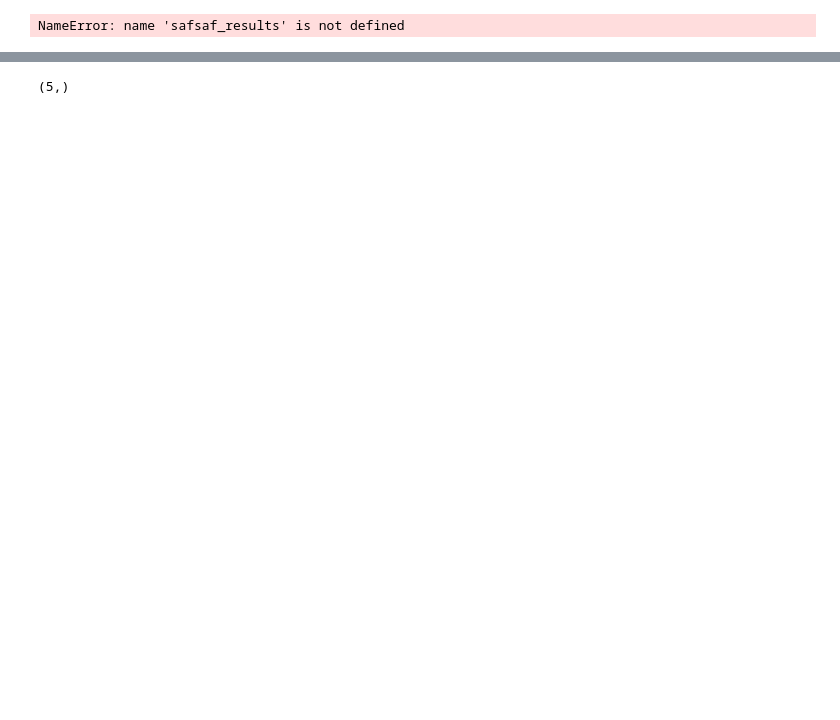
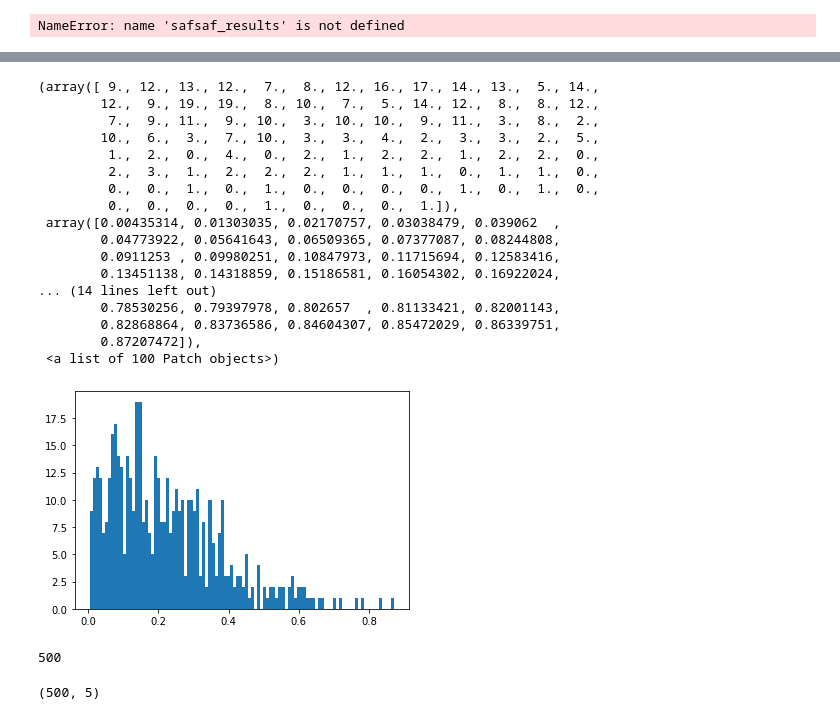
Before and after one commit to FinleyGibson/SAF_EMO, a Jupyter notebook: experiments/wfg6_5obj_12d_revised_scaled_setref/analysis.ipynb, the cells around one changed output, grey strips where cells are left out. Saved outputs shown, nothing was run; the diff lists cells and outputs as text; code cells hidden in the pictures; blank space fills up the shorter version.

```diff
--- a/experiments/wfg6_5obj_12d_revised_scaled_setref/analysis.ipynb
+++ b/experiments/wfg6_5obj_12d_revised_scaled_setref/analysis.ipynb
@@ -196,0 +208,21 @@ lhslhs_results["y"].shape
+# %%
+plt.hist(y[:,1], 100)
+# %% [output]
+(array([ 9., 12., 13., 12.,  7.,  8., 12., 16., 17., 14., 13.,  5., 14.,
+        12.,  9., 19., 19.,  8., 10.,  7.,  5., 14., 12.,  8.,  8., 12.,
+         7.,  9., 11.,  9., 10.,  3., 10., 10.,  9., 11.,  3.,  8.,  2.,
+        10.,  6.,  3.,  7., 10.,  3.,  3.,  4.,  2.,  3.,  3.,  2.,  5.,
+         1.,  2.,  0.,  4.,  0.,  2.,  1.,  2.,  2.,  1.,  2.,  2.,  0.,
+         2.,  3.,  1.,  2.,  2.,  2.,  1.,  1.,  1.,  0.,  1.,  1.,  0.,
+         0.,  0.,  1.,  0.,  1.,  0.,  0.,  0.,  0.,  1.,  0.,  1.,  0.,
+         0.,  0.,  0.,  0.,  1.,  0.,  0.,  0.,  1.]),
+ array([0.00435314, 0.01303035, 0.02170757, 0.03038479, 0.039062  ,
+        0.04773922, 0.05641643, 0.06509365, 0.07377087, 0.08244808,
+        0.0911253 , 0.09980251, 0.10847973, 0.11715694, 0.12583416,
+        0.13451138, 0.14318859, 0.15186581, 0.16054302, 0.16922024,
+... (14 lines left out)
+        0.78530256, 0.79397978, 0.802657  , 0.81133421, 0.82001143,
+        0.82868864, 0.83736586, 0.84604307, 0.85472029, 0.86339751,
+        0.87207472]),
+ <a list of 100 Patch objects>)
+[figure, added]
@@ -196,0 +236,4 @@ lhslhs_results["y"].shape
+# %%
+len(y)
+# %% [output]
+500
@@ -197,4 +242,4 @@ lhslhs_results["y"].shape
 # %%
-ref.shape
+pn.shape
 # %% [output]
-(5,)
+(500, 5)
```
Also changed, not shown: parts of 20 cells of this notebook, 1 other file.
